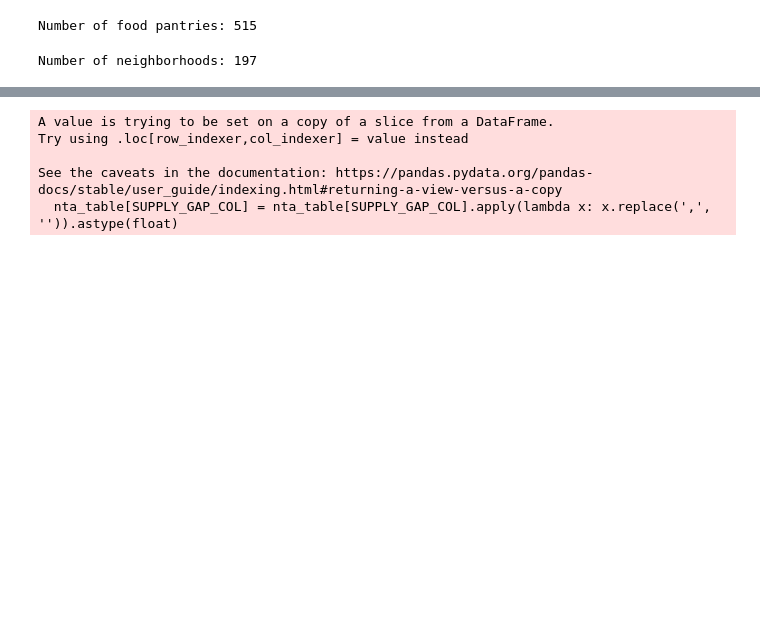
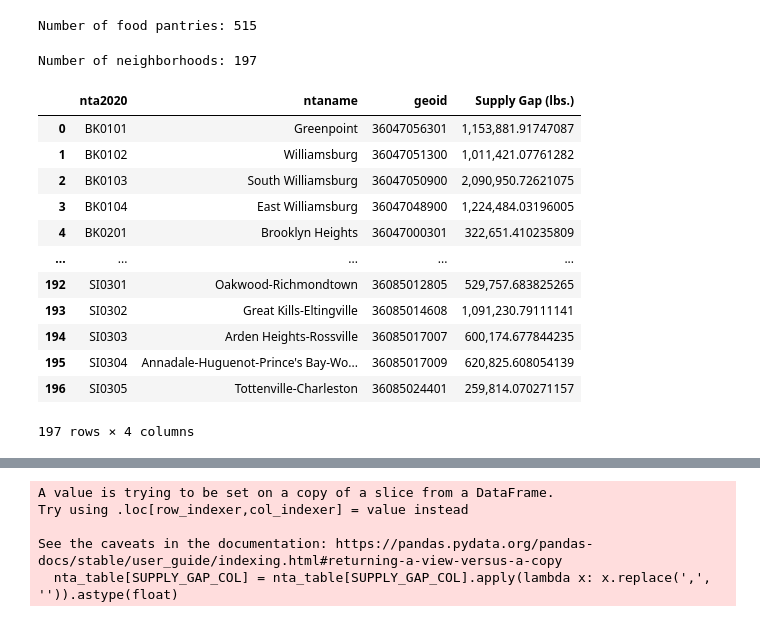
Before and after one commit to skrigel/nyc_food_supply_gap_analysis, a Jupyter notebook: aggregate_analysis.ipynb, the cells around one changed output, grey strips where cells are left out. Cells and saved outputs as stored; diff of their text form; code cells hidden in the pictures; blank space fills up the shorter version.

```diff
--- a/aggregate_analysis.ipynb
+++ b/aggregate_analysis.ipynb
@@ -265,6 +265,21 @@ Number of neighborhoods: 197
 # %%
 # B: Supply gap by neighborhood
 gap_per_nta= metrics_by_nta[['nta2020','ntaname','geoid','Supply Gap (lbs.)']]
+gap_per_nta
+# %% [output]
+|  | nta2020 | ntaname | geoid | Supply Gap (lbs.) |
+| 0 | BK0101 | Greenpoint | 36047056301 | 1,153,881.91747087 |
+| 1 | BK0102 | Williamsburg | 36047051300 | 1,011,421.07761282 |
+| 2 | BK0103 | South Williamsburg | 36047050900 | 2,090,950.72621075 |
+| 3 | BK0104 | East Williamsburg | 36047048900 | 1,224,484.03196005 |
+| 4 | BK0201 | Brooklyn Heights | 36047000301 | 322,651.410235809 |
+| ... | ... | ... | ... | ... |
+| 192 | SI0301 | Oakwood-Richmondtown | 36085012805 | 529,757.683825265 |
+| 193 | SI0302 | Great Kills-Eltingville | 36085014608 | 1,091,230.79111141 |
+| 194 | SI0303 | Arden Heights-Rossville | 36085017007 | 600,174.677844235 |
+| 195 | SI0304 | Annadale-Huguenot-Prince's Bay-Wo... | 36085017009 | 620,825.608054139 |
+| 196 | SI0305 | Tottenville-Charleston | 36085024401 | 259,814.070271157 |
+197 rows × 4 columns
 # %%
 # C: Pantries per NTA:
 pantries_per_nta = metrics_by_nta[['nta2020','pantry_count', 'ntaname']]
```
Also changed, not shown: parts of 8 cells of this notebook, 5 other files.
